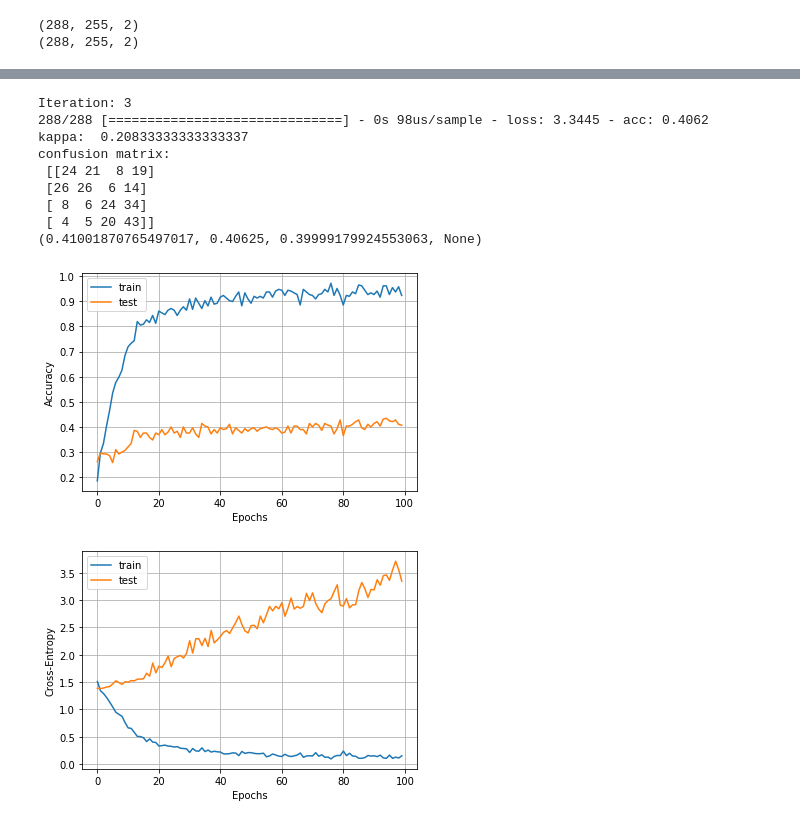
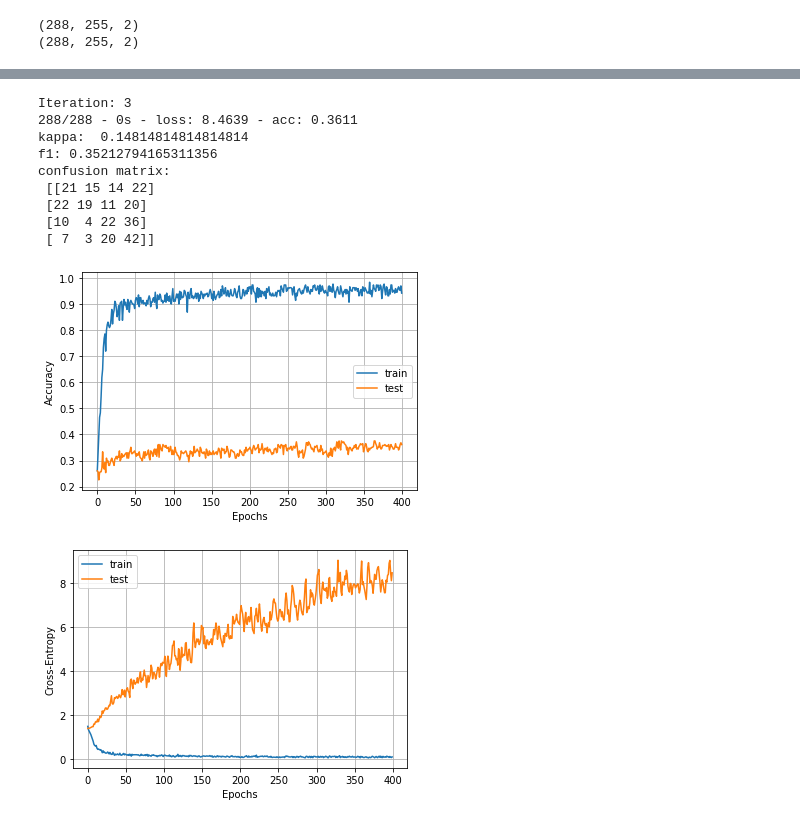
Before and after one commit to EdgarMoyete/Deep-Learning-BCI-IV-2a, a Jupyter notebook: AlfaC3C4/CNN-1D.ipynb, the cells around one changed output, grey strips where cells are left out. Drawn from its saved outputs; the diff is of its cells as text; code cells hidden in the pictures.

```diff
--- a/AlfaC3C4/CNN-1D.ipynb
+++ b/AlfaC3C4/CNN-1D.ipynb
@@ -83,43 +89,50 @@ print(x_test.shape)
 # %% [output]
 (288, 255, 2)
 (288, 255, 2)
+# %%
+def CNN_1D():
+  model = Sequential()
+  model.add(Conv1D(16,64, activation='relu', input_shape=x_train.shape[1:]))
+  model.add(Flatten())
+  model.add(Dense(32, activation='relu'))
+  model.add(Dropout(0.5))
+  model.add(Dense(n_classes, activation='softmax'))
+
+  optimizer = Adam(lr=1e-3)
+  model.compile(optimizer=optimizer,
+                loss='sparse_categorical_crossentropy',
+                metrics=['accuracy'])
+  return model
 # %%
-array_test_loss = []
-array_test_acc = []
+array_loss = []
+array_acc = []
 array_kappa = []
-array_precision = []
-array_recall = []
 array_f1 = []
-for i in range(10):
+for i in range(5):
     print("Iteration:", i+1);
 
-    model = Sequential()
-    model.add(Conv1D(16,64, activation='relu', input_shape=(255,2)))
-    model.add(Flatten())
-    model.add(Dense(32, activation='relu'))
-    model.add(Dropout(0.5))
-    model.add(Dense(n_classes, activation='softmax'))
+    model = CNN_1D()
 
-    model.compile(optimizer='adam',
-              loss='sparse_categorical_crossentropy',
-              metrics=['accuracy'])
-    history = model.fit(x_train, y_train, epochs=100, batch_size=18, validation_data=(x_test, y_test), verbose=0)
-    test_loss, test_acc = model.evaluate(x_test, y_test)
-    array_test_loss.append(test_loss)
-    array_test_acc.append(test_acc)
+    history = model.fit(x_train, y_train, epochs=400, batch_size=18,
+                        validation_data=(x_test, y_test), verbose=0)
+
+    test_loss, test_acc = model.evaluate(x_test, y_test, verbose=2)
+    array_loss.append(test_loss)
+    array_acc.append(test_acc)
 
     probabilidades = model.predict(x_test)
     y_pred = np.argmax(probabilidades, 1) #1=fila
+
     kappa = cohen_kappa_score(y_test, y_pred)
+    array_kappa.append(kappa)
     print("kappa: ", kappa)
-    array_kappa.append(kappa)
+
+    f1 = f1_score(y_test, y_pred, average='macro')
+    array_f1.append(f1)
+    print("f1:", f1)
+
     matriz_confusion = confusion_matrix(y_test, y_pred)
     print("confusion matrix:\n", matriz_confusion)
-    metricas = precision_recall_fscore_support(y_test, y_pred, average='macro')
-    print(metricas)
-    array_precision.append(metricas[0])
-    array_recall.append(metricas[1])
-    array_f1.append(metricas[2])
 
     plt.plot(history.history['acc'])
     plt.plot(history.history['val_acc'])
@@ -138,11 +151,9 @@ for i in range(10):
 
 print()
 print("Resultados:")
-print("loss:", array_test_loss)
-print("accuracy:", array_test_acc)
+print("loss:", array_loss)
+print("accuracy:", array_acc)
 print("kappa:", array_kappa)
-print("precision:", array_precision)
-print("recall:", array_recall)
 print("f1:", array_f1)
 # %% [output]
 Iteration: 1
@@ -170,12 +184,12 @@ confusion matrix:
 Iteration: 3
-288/288 [==============================] - 0s 98us/sample - loss: 3.3445 - acc: 0.4062
-kappa:  0.20833333333333337
+288/288 - 0s - loss: 8.4639 - acc: 0.3611
+kappa:  0.14814814814814814
+f1: 0.35212794165311356
 confusion matrix:
- [[24 21  8 19]
- [26 26  6 14]
- [ 8  6 24 34]
- [ 4  5 20 43]]
-(0.41001870765497017, 0.40625, 0.39999179924553063, None)
+ [[21 15 14 22]
+ [22 19 11 20]
+ [10  4 22 36]
+ [ 7  3 20 42]]
-[figure, old version]
+[figure, new version]
-[figure, old version]
+[figure, new version]
 Iteration: 4
```
Also changed, not shown: parts of 7 cells of this notebook, 9 other files.
